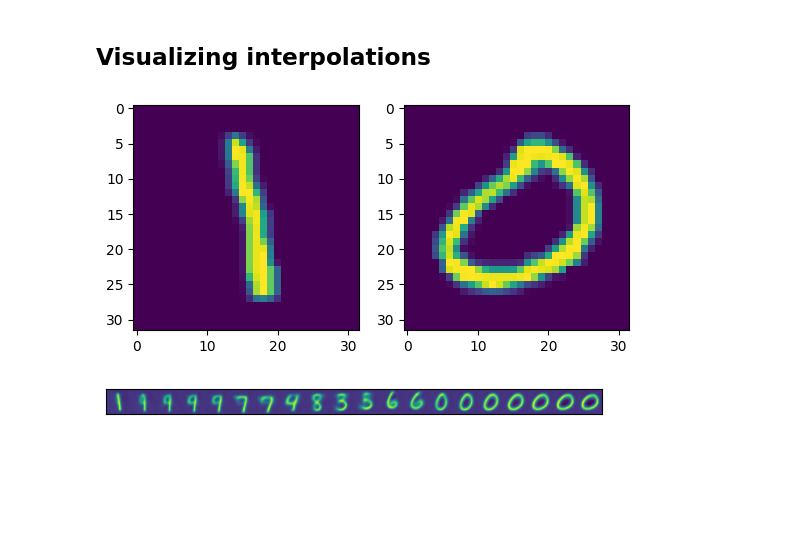
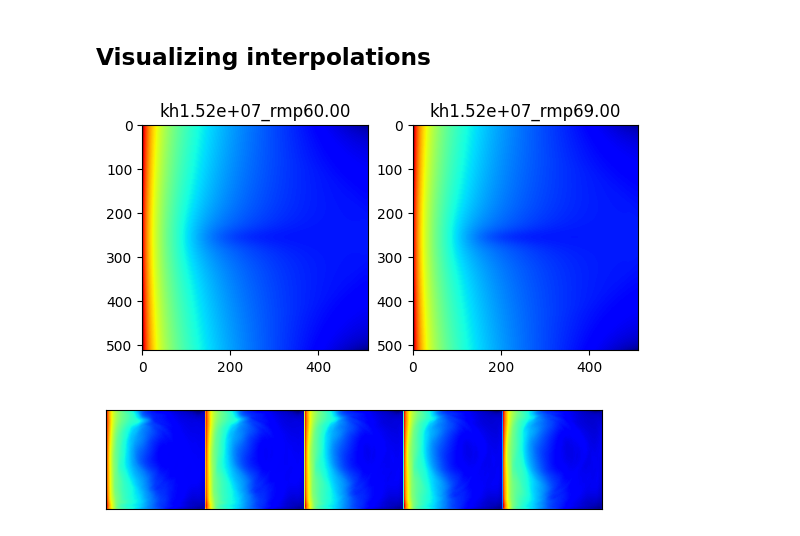
Before and after one commit to ikitcheng/mdiscnet, a Jupyter notebook: mdiscnet/beta_vae_training_mdisc.ipynb, the cells around one changed output. Cells and saved outputs as stored; diff of their text form; code cells hidden in the pictures; blank space fills up the shorter version.

```diff
--- a/mdiscnet/beta_vae_training_mdisc.ipynb
+++ b/mdiscnet/beta_vae_training_mdisc.ipynb
@@ -66,7 +62,7 @@ dataset[0][0].dtype, dataset[0][0].shape
 # %% [output]
 (torch.float32, torch.Size([1, 512, 512]))
 # %%
-batch_size = 8
+batch_size = 16
 shuffle = True
 num_workers = 4
 dataloader = DataLoader(dataset, batch_size=batch_size, shuffle=shuffle, num_workers=num_workers)
@@ -143,0 +144,24 @@ reconstruct(vae.eval(), x_2, width)
+# %%
+# load a sample from the dataloader
+for x, y in dataloader:
+    # Extract the data and labels from the batch
+    x = x.to(device).float() # GPU
+    y = np.array(y)
+    break
+
+# reconstruct sample
+x_hat = reconstruct(vae.eval(), x, width)
+# %%
+fig, ax = plt.subplots(1,3, figsize=(12,6))
+x_orig = x[0].cpu().detach().numpy().squeeze()
+err = np.sqrt((x_orig-x_hat)**2)
+s1 = ax[0].imshow(x_orig, cmap="jet")
+s2 = ax[1].imshow(x_hat, cmap="jet")
+s3 = ax[2].imshow(err, cmap='jet', vmin=0, vmax=1)
+ax[0].set_title('Original')
+ax[1].set_title('Reconstruction')
+ax[2].set_title('Error')
+plt.colorbar(s1, label='ln(B)', ax=ax[0], fraction=0.046, pad=0.04);
+plt.colorbar(s2, label='ln(B)', ax=ax[1], fraction=0.046, pad=0.04);
+plt.colorbar(s3, label='ln(B)', ax=ax[2], fraction=0.046, pad=0.04);
+plt.tight_layout()
@@ -144,19 +170,27 @@ reconstruct(vae.eval(), x_2, width)
 # %% [markdown]
 ## Visualizing interpolations
+# %%
+batch_size = 16
+shuffle = True
+num_workers = 4
+dataloader = DataLoader(dataset, batch_size=batch_size, shuffle=shuffle, num_workers=num_workers)
 # %%
-for x,y in data:
-    x_1 = x[y == 1][1].unsqueeze(dim=1).to(device) # find a 1
-    x_2 = x[y == 0][1].unsqueeze(dim=1).to(device) # find a 0
+for x,y in dataloader:
+    y = np.array(y)
+    x_1 = x[y == 'kh1.52e+07_rmp60.00'][0].unsqueeze(dim=1).to(device).float() # find sample kh1.52e+07_rmp60.00
+    x_2 = x[y == 'kh1.52e+07_rmp69.00'][0].unsqueeze(dim=1).to(device).float() # find sample kh1.52e+07_rmp69.00
     fig, ax = plt.subplots(1,2)
-    ax[0].imshow(x_1.cpu().detach().numpy().squeeze())
-    ax[1].imshow(x_2.cpu().detach().numpy().squeeze())
+    ax[0].imshow(x_1.cpu().detach().numpy().squeeze(), cmap='jet')
+    ax[1].imshow(x_2.cpu().detach().numpy().squeeze(), cmap='jet')
+    ax[0].set_title('kh1.52e+07_rmp60.00')
+    ax[1].set_title('kh1.52e+07_rmp69.00')
     break
 # %% [output]
-[figure, old version]
+[figure, new version]
 # %%
 from plots import interpolate, interpolate_gif
-interpolate(vae.eval(), x_1, x_2, width, n_img=20)
+interpolate(vae.eval(), x_1, x_2, width, n_img=5)
 # %% [output]
-[figure, old version]
+[figure, new version]
 # %%
 interpolate_gif(vae, width, "vae", x_1, x_2)
```
Also changed, not shown: parts of 13 cells of this notebook, 1 other file.
